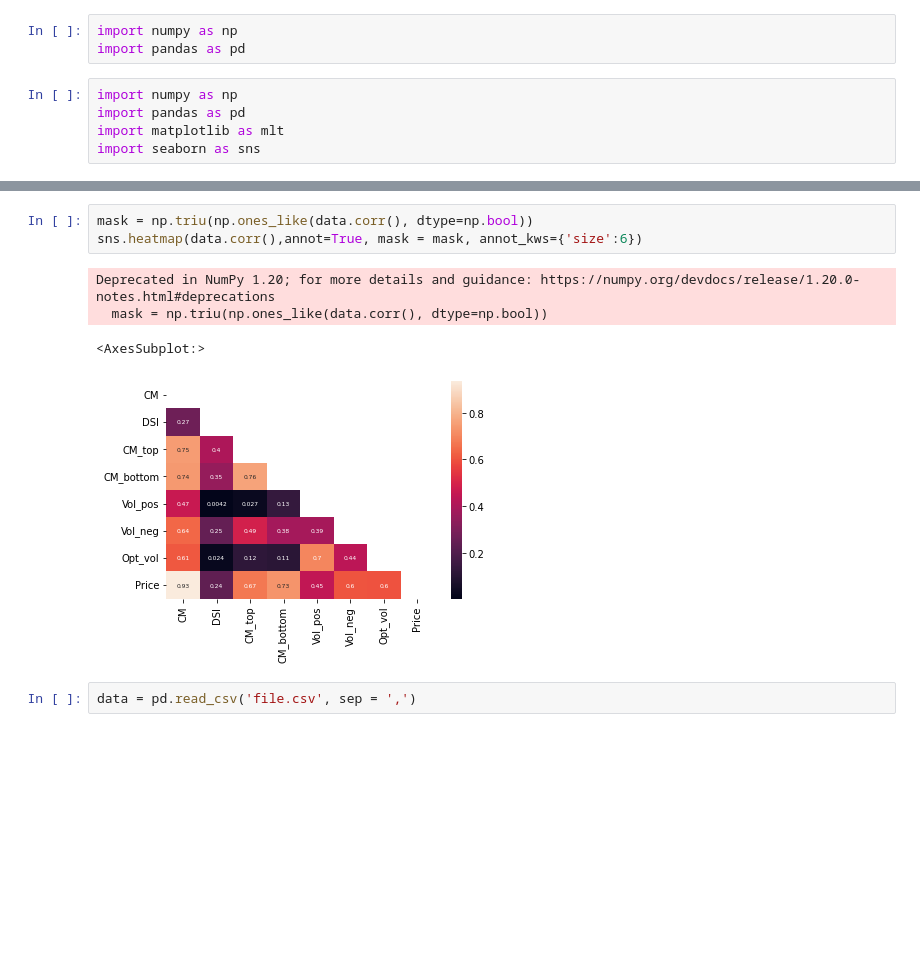
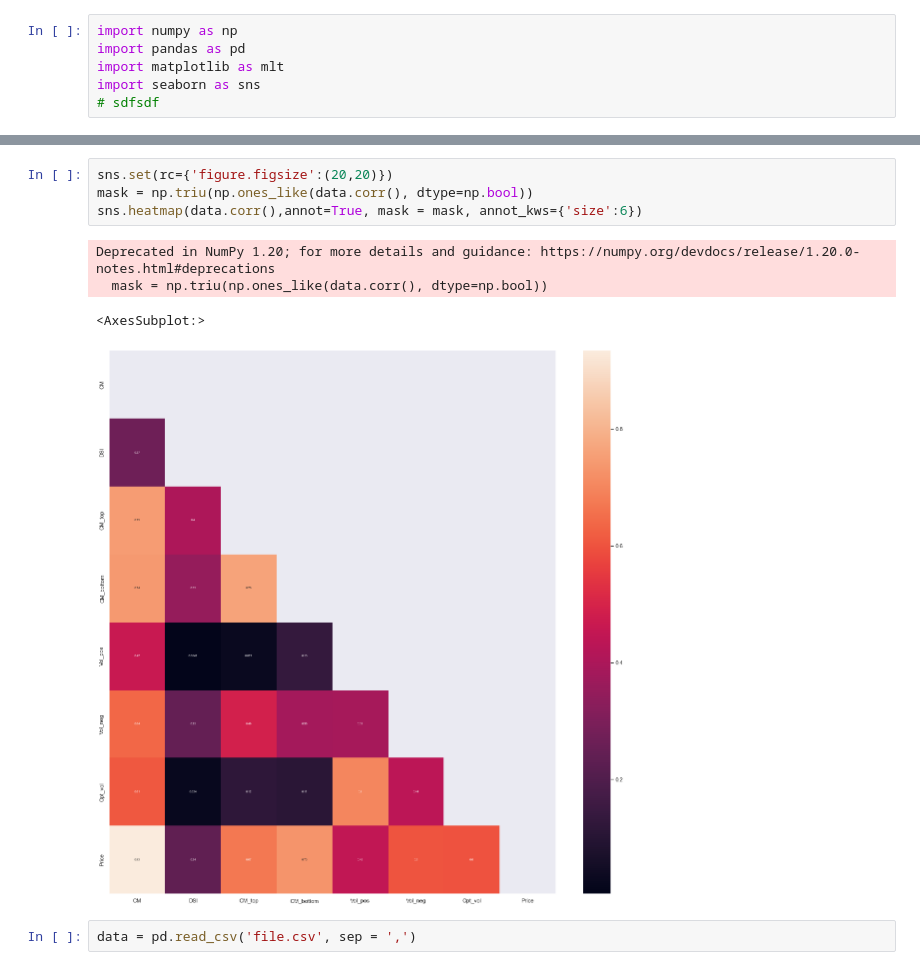
Before and after one commit to Ruslan-Uoleran/using, a Jupyter notebook: main.ipynb, the cells around one changed output, grey strips where cells are left out. Drawn from its saved outputs; the diff is of its cells as text; blank space fills up the shorter version.

```diff
--- a/main.ipynb
+++ b/main.ipynb
@@ -1,11 +1,9 @@
 # %%
 import numpy as np
 import pandas as pd
+import matplotlib as mlt
+import seaborn as sns
+# sdfsdf
-# %%
-import numpy as np
-import pandas as pd
-import matplotlib as mlt
-import seaborn as sns
 # %%
 data = pd.read_csv('file.csv', sep = ',')
 data['Dates'] = data['Dates'].astype('datetime64')
@@ -19,12 +17,13 @@ data.head()
 | 3 | 2021-04-07 | 265.693929 | 60.485745 | 270.586292 | 214.080616 | 1.713731e+07 | -1.354932e+06 | 2.321486e+07 | 252.580002 |
 | 4 | 2021-04-08 | 262.822885 | 58.596604 | 269.124498 | 215.351014 | 2.174643e+07 | -1.297189e+06 | 2.108926e+07 | 254.949997 |
 # %%
+sns.set(rc={'figure.figsize':(20,20)})
 mask = np.triu(np.ones_like(data.corr(), dtype=np.bool))
 sns.heatmap(data.corr(),annot=True, mask = mask, annot_kws={'size':6})
 # %% [output]
 Deprecated in NumPy 1.20; for more details and guidance: https://numpy.org/devdocs/release/1.20.0-notes.html#deprecations
   mask = np.triu(np.ones_like(data.corr(), dtype=np.bool))
 <AxesSubplot:>
-[figure, old version]
+[figure, new version]
 # %%
 data = pd.read_csv('file.csv', sep = ',')
```
